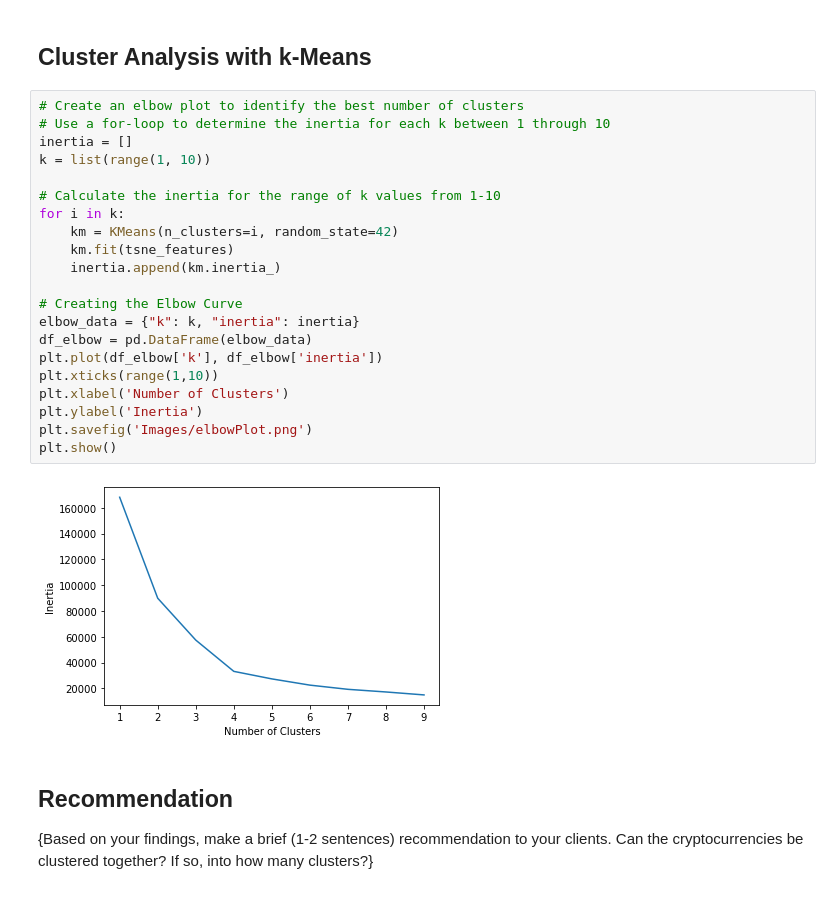
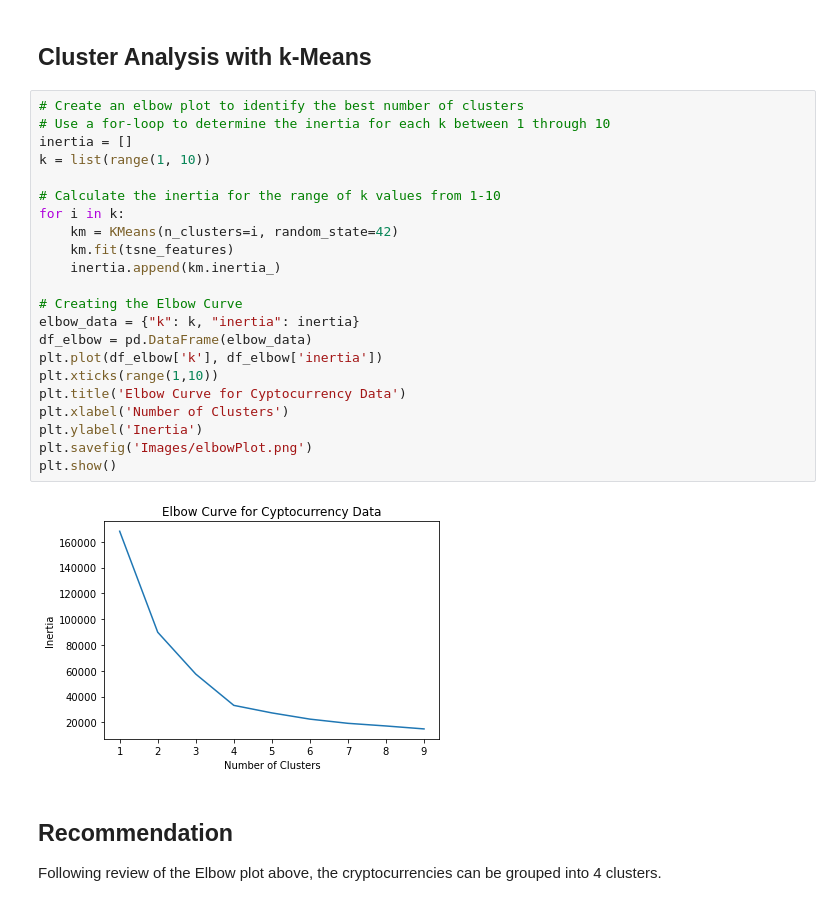
Before and after one commit to V-Villagomez/UL_Cryptocurrency_Clusters, a Jupyter notebook: Cryptocurrency Clusters Evaluator.ipynb, the cells around one changed output. Cells and saved outputs as stored; diff of their text form.

```diff
--- a/Cryptocurrency Clusters Evaluator.ipynb
+++ b/Cryptocurrency Clusters Evaluator.ipynb
@@ -259,27 +259,28 @@ plt.show()
 # %%
 # Create an elbow plot to identify the best number of clusters
 # Use a for-loop to determine the inertia for each k between 1 through 10
 inertia = []
 k = list(range(1, 10))
 
 # Calculate the inertia for the range of k values from 1-10
 for i in k:
     km = KMeans(n_clusters=i, random_state=42)
     km.fit(tsne_features)
     inertia.append(km.inertia_)
 
 # Creating the Elbow Curve
 elbow_data = {"k": k, "inertia": inertia}
 df_elbow = pd.DataFrame(elbow_data)
 plt.plot(df_elbow['k'], df_elbow['inertia'])
 plt.xticks(range(1,10))
+plt.title('Elbow Curve for Cyptocurrency Data')
 plt.xlabel('Number of Clusters')
 plt.ylabel('Inertia')
 plt.savefig('Images/elbowPlot.png')
 plt.show()
 # %% [output]
-[figure, old version]
+[figure, new version]
-# %% [markdown]
-## Recommendation
-
-{Based on your findings, make a brief (1-2 sentences) recommendation to your clients. Can the cryptocurrencies be clustered together? If so, into how many clusters?}
+# %% [markdown]
+## Recommendation
+
+Following review of the Elbow plot above, the cryptocurrencies can be grouped into 4 clusters.
```
Also changed, not shown: 1 other file.
